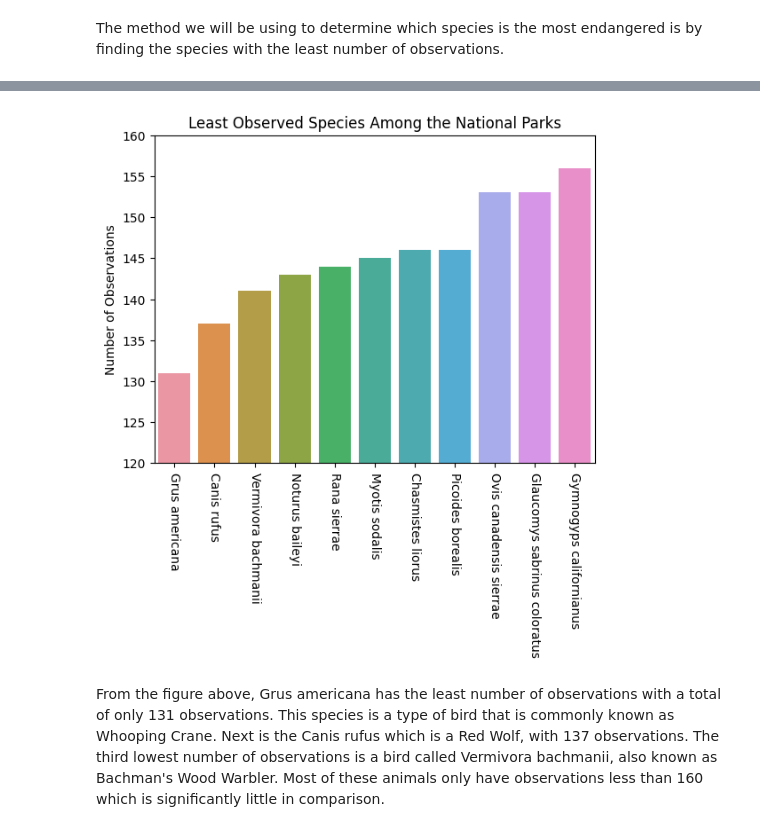
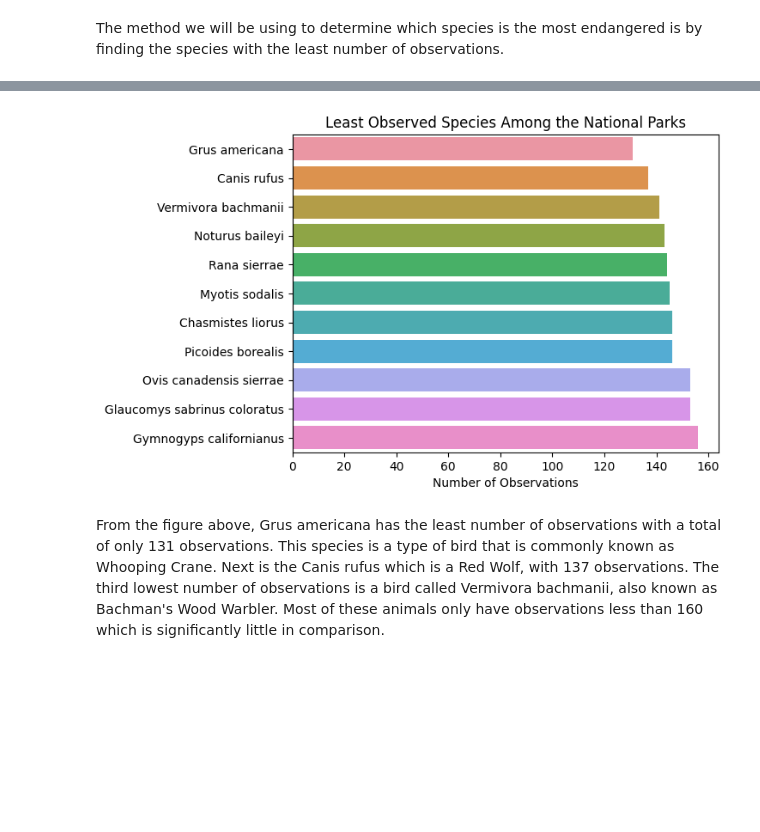
Before and after one commit to LouisThong15/Data-Analysis-Projects, a Jupyter notebook: Biodiversity in National Parks/Data Analysis of Biodiversity in Different National Parks.ipynb, the cells around one changed output, grey strips where cells are left out. Saved outputs shown, nothing was run; the diff lists cells and outputs as text; code cells hidden in the pictures; blank space fills up the shorter version.

```diff
--- a/Biodiversity in National Parks/Data Analysis of Biodiversity in Different National Parks.ipynb
+++ b/Biodiversity in National Parks/Data Analysis of Biodiversity in Different National Parks.ipynb
@@ -429,16 +423,13 @@ least_observed.head(10)
 | 8 | Mammal | Ovis canadensis sierrae | Sierra Nevada Bighorn Sheep | Endangered | 153 |
 | 9 | Mammal | Glaucomys sabrinus coloratus | Carolina Northern Flying Squirrel... | Endangered | 153 |
 # %%
-sns.barplot(data = least_observed[0:11], x = 'scientific_name', y = 'observations')
-plt.xticks(rotation = -90)
-plt.ylim(100,160)
-plt.xlabel('')
-plt.ylabel('Number of Observations')
+sns.barplot(data = least_observed[0:11], x = 'observations', y = 'scientific_name')
+plt.ylabel('')
+plt.xlabel('Number of Observations')
 plt.title('Least Observed Species Among the National Parks')
-plt.ylim(120,160)
 plt.show()
 # %% [output]
-[figure, old version]
+[figure, new version]
 # %% [markdown]
 From the figure above, Grus americana has the least number of observations with a total of only 131 observations. This species is a type of bird that is commonly known as Whooping Crane. Next is the Canis rufus which is a Red Wolf, with 137 observations. The third lowest number of observations is a bird called Vermivora bachmanii, also known as Bachman's Wood Warbler. Most of these animals only have observations less than 160 which is significantly little in comparison.
 # %% [markdown]
```
Also changed, not shown: parts of 4 cells of this notebook.
